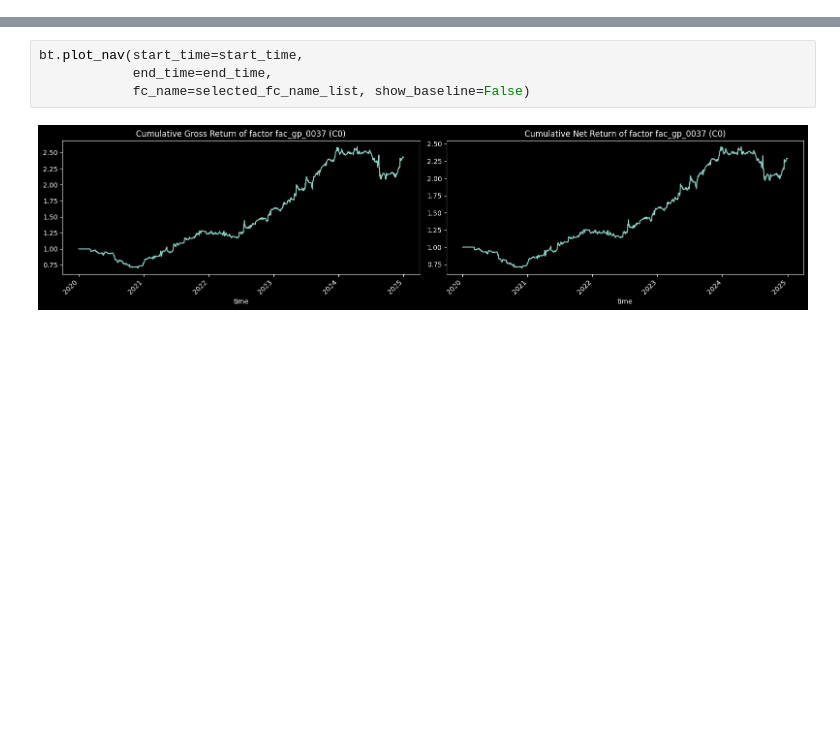
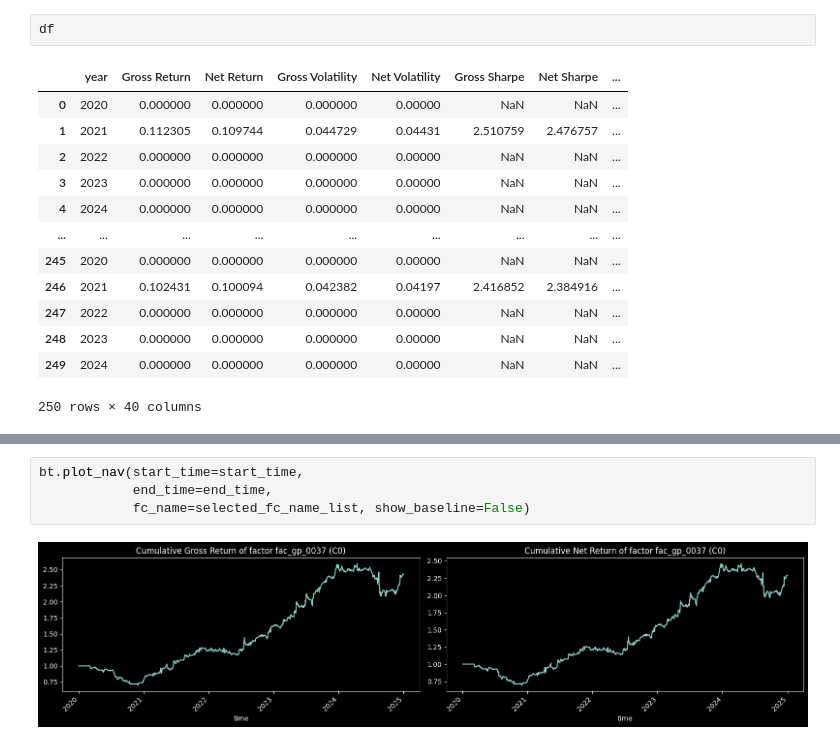
Before and after one commit to leoweng111/lionet, a Jupyter notebook: notebook/factor_automine_20260327.ipynb, the cells around one changed output, grey strips where cells are left out. Saved outputs shown, nothing was run; the diff lists cells and outputs as text; blank space fills up the shorter version.

```diff
--- a/notebook/factor_automine_20260327.ipynb
+++ b/notebook/factor_automine_20260327.ipynb
@@ -117,4 +134,20 @@ fac_gp_0041    False
 dtype: bool
+# %%
+df
+# %% [output]
+|  | year | Gross Return | Net Return | Gross Volatility | Net Volatility | Gross Sharpe | Net Sharpe | ... |
+| 0 | 2020 | 0.000000 | 0.000000 | 0.000000 | 0.00000 | NaN | NaN | ... |
+| 1 | 2021 | 0.112305 | 0.109744 | 0.044729 | 0.04431 | 2.510759 | 2.476757 | ... |
+| 2 | 2022 | 0.000000 | 0.000000 | 0.000000 | 0.00000 | NaN | NaN | ... |
+| 3 | 2023 | 0.000000 | 0.000000 | 0.000000 | 0.00000 | NaN | NaN | ... |
+| 4 | 2024 | 0.000000 | 0.000000 | 0.000000 | 0.00000 | NaN | NaN | ... |
+| ... | ... | ... | ... | ... | ... | ... | ... | ... |
+| 245 | 2020 | 0.000000 | 0.000000 | 0.000000 | 0.00000 | NaN | NaN | ... |
+| 246 | 2021 | 0.102431 | 0.100094 | 0.042382 | 0.04197 | 2.416852 | 2.384916 | ... |
+| 247 | 2022 | 0.000000 | 0.000000 | 0.000000 | 0.00000 | NaN | NaN | ... |
+| 248 | 2023 | 0.000000 | 0.000000 | 0.000000 | 0.00000 | NaN | NaN | ... |
+| 249 | 2024 | 0.000000 | 0.000000 | 0.000000 | 0.00000 | NaN | NaN | ... |
+250 rows × 40 columns
 # %%
 # 检查年化平均指标
 check3 = df.groupby('Factor Name')['Net Sharpe'].mean().sort_values(ascending=False)
```
Also changed, not shown: parts of 9 cells of this notebook, 1 other file.
